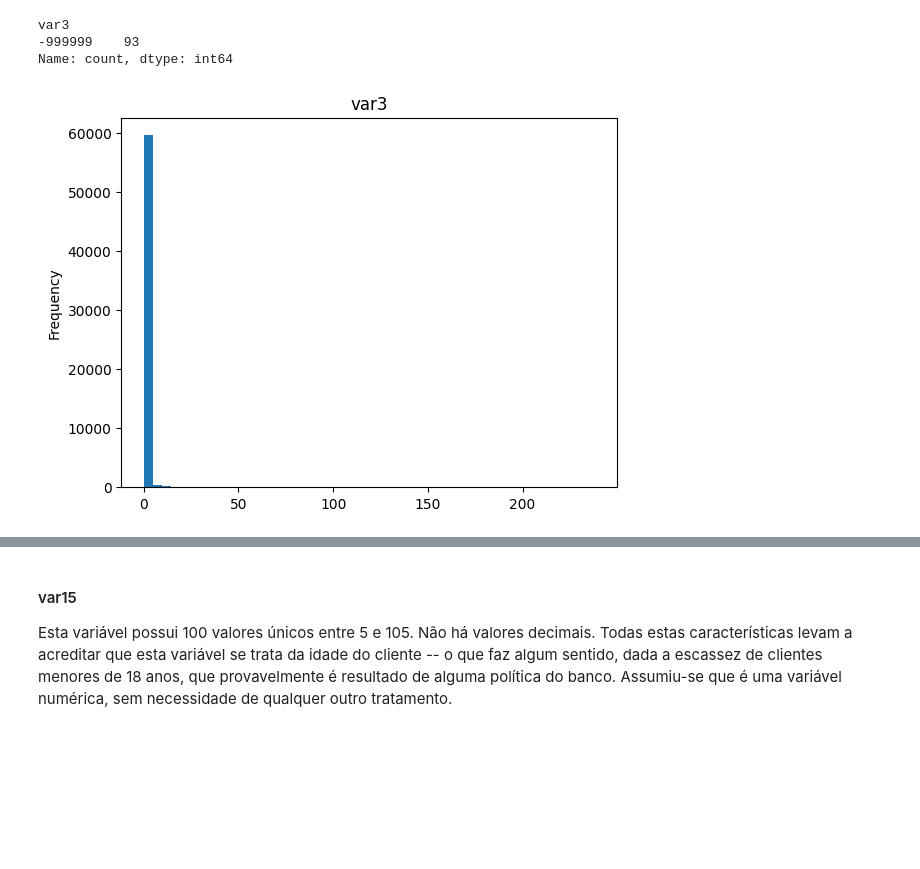
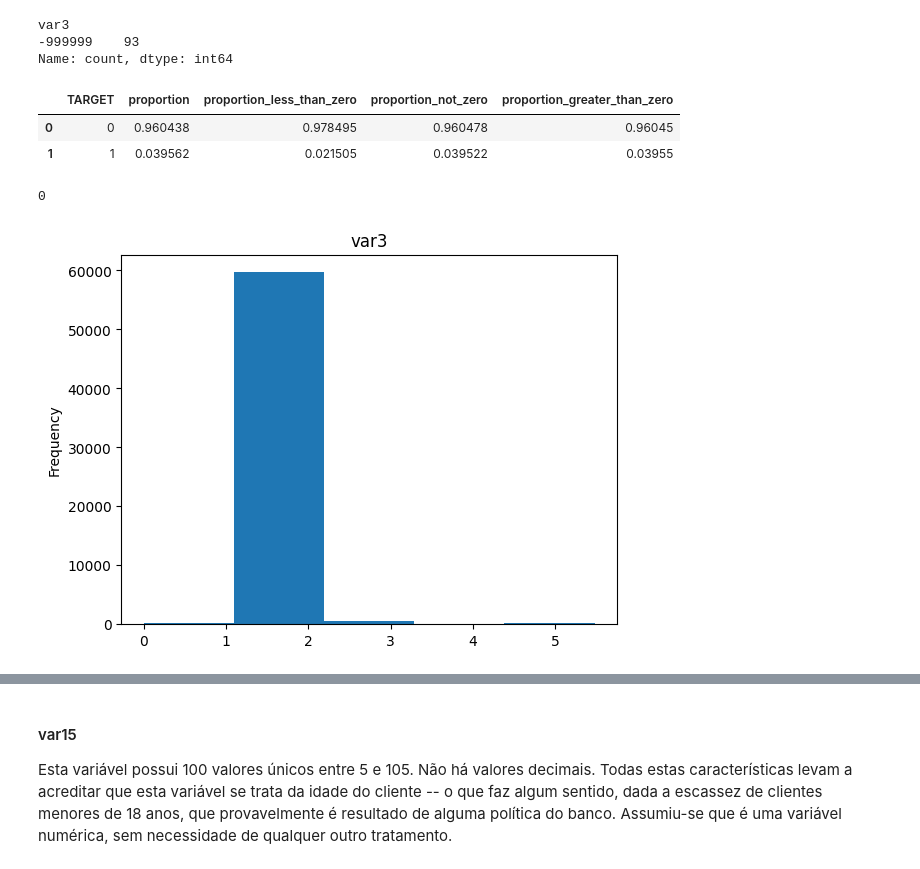
Before and after one commit to FelipeViacava/data-masters-case, a Jupyter notebook: 01-eda.ipynb, the cells around one changed output, grey strips where cells are left out. Drawn from its saved outputs; the diff is of its cells as text; code cells hidden in the pictures; blank space fills up the shorter version.

```diff
--- a/01-eda.ipynb
+++ b/01-eda.ipynb
@@ -776,0 +787,4 @@ Contagem de números decimais: 0
+# %%
+anzc_num = AddNonZeroCount(prefix="num")
+anzc_num = anzc_num.fit(df)
+df = anzc_num.transform(df)
@@ -776,0 +805,4 @@ Contagem de números decimais: 0
+# %%
+cs_num = CustomSum(prefix="num")
+cs_num = cs_num.fit(df)
+df = cs_num.transform(df)
@@ -839,12 +896,57 @@ df[df[var]<0][var].value_counts()
 var3
 -999999    93
 Name: count, dtype: int64
+# %%
+df["TARGET"] \
+    .value_counts(normalize=True) \
+    .reset_index() \
+        .merge(
+            df \
+                [df["var3"]<0] \
+                ["TARGET"] \
+                .value_counts(normalize=True) \
+                .reset_index(),
+            how="left",
+            on="TARGET",
+            suffixes=("", "_less_than_zero")
+        ) \
+        .merge(
+            df \
+                [df["var3"]!=0] \
+                ["TARGET"] \
+                .value_counts(normalize=True) \
+                .reset_index(),
+            how="left",
+            on="TARGET",
+            suffixes=("", "_not_zero")
+        ) \
+        .merge(
+            df \
+                [df["var3"]>0] \
+                ["TARGET"] \
+                .value_counts(normalize=True) \
+                .reset_index(),
+            how="left",
+            on="TARGET",
+            suffixes=("", "_greater_than_zero")
+        )
+# %% [output]
+|  | TARGET | proportion | proportion_less_than_zero | proportion_not_zero | proportion_greater_than_zero |
+| 0 | 0 | 0.960438 | 0.978495 | 0.960478 | 0.96045 |
+| 1 | 1 | 0.039562 | 0.021505 | 0.039522 | 0.03955 |
+# %%
+df[(df[var]<0) & (df[var] != -999999)][var].count()
+# %% [output]
+0
 # %%
-df[var] \
-    .apply(lambda x: None if x == -999999 else x) \
+df_ = df.copy()
+df_[var] = df_[var] \
+    .apply(lambda x: None if x == -999999 else np.log(x+1))
+
+df_[var]\
     .plot \
-    .hist(bins=50)
+    .hist(bins=5)
 plt.title(var)
 plt.show()
 # %% [output]
-[figure, old version]
+[figure, new version]
```
Also changed, not shown: parts of 38 cells of this notebook, 2 other files.
